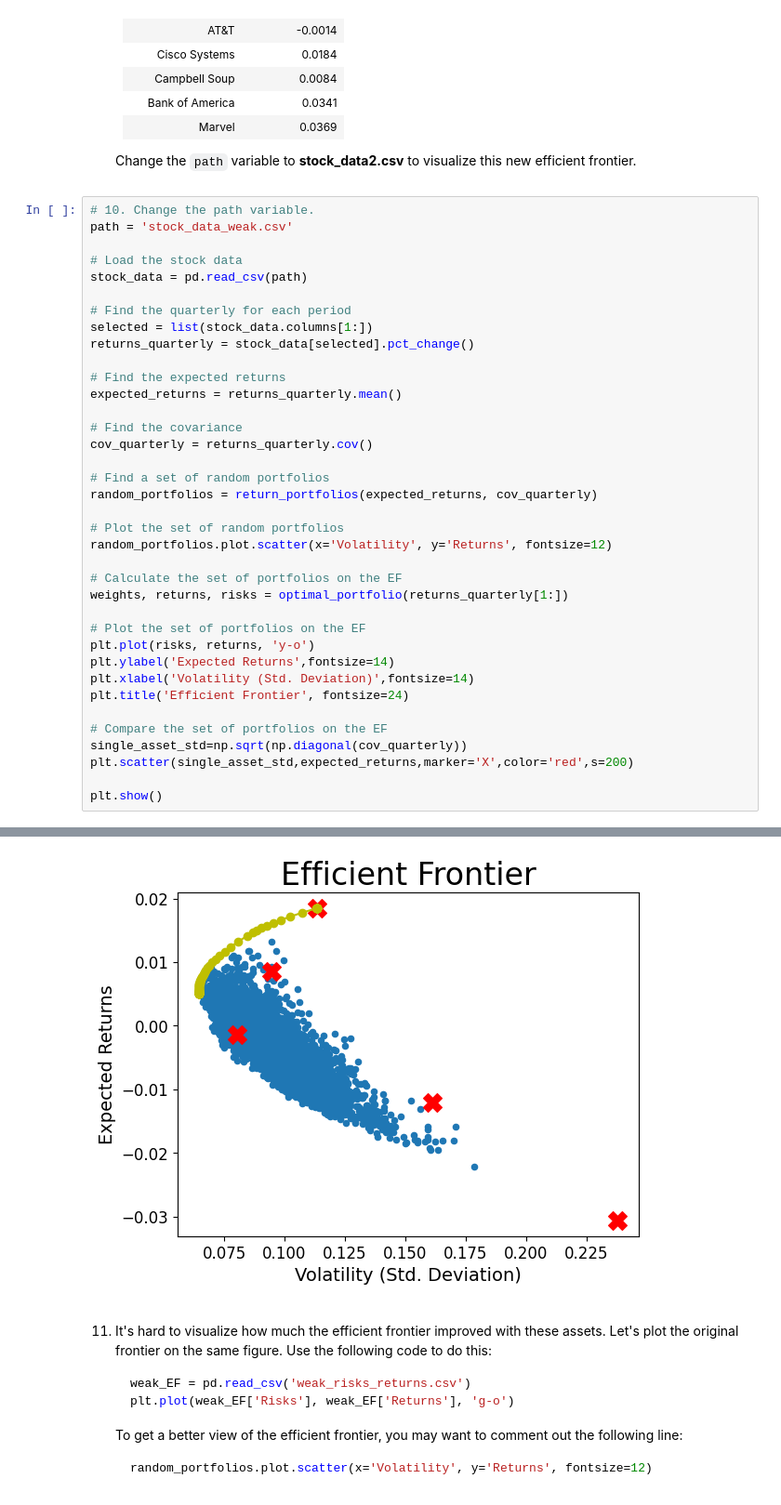
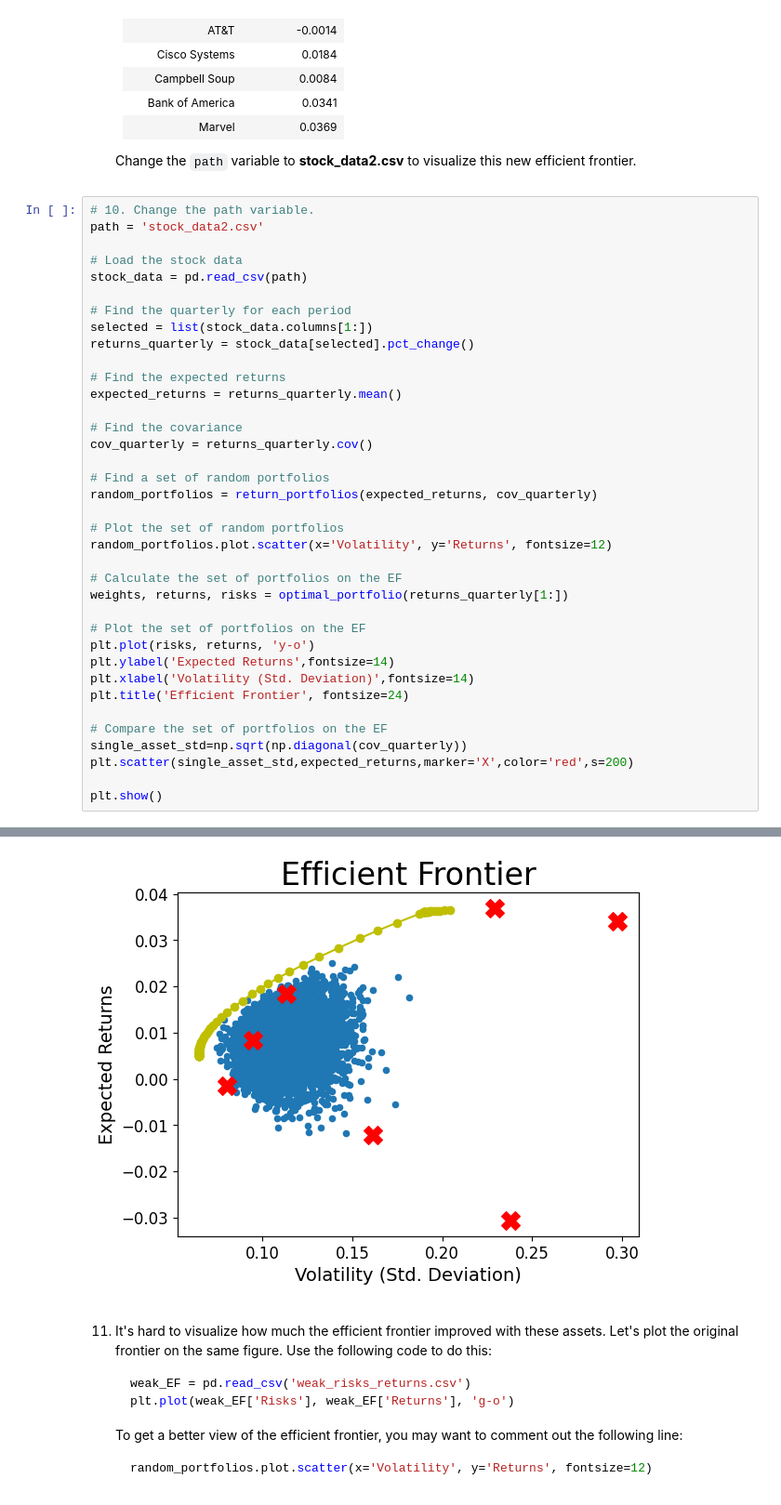
Before and after one commit to vhurdaneta/Mean-Variance-Optimization-Project-.-Analyze-Financial-Data-with-Python, a Jupyter notebook: Mean Variance Optimization.ipynb, the cells around one changed output, grey strips where cells are left out. Shown: that part at 93% size. Cells and saved outputs as stored; diff of their text form.

```diff
--- a/Mean Variance Optimization.ipynb
+++ b/Mean Variance Optimization.ipynb
@@ -309,7 +309,7 @@ Optimal solution found.
     Change the `path` variable to **stock_data2.csv** to visualize this new efficient frontier.
 # %%
 # 10. Change the path variable.
-path = 'stock_data_weak.csv'
+path = 'stock_data2.csv'
 
 # Load the stock data
 stock_data = pd.read_csv(path)
@@ -364,5 +364,5 @@ Optimal solution found.
 Optimal solution found.
-[figure, old version]
+[figure, new version]
 # %% [markdown]
 11. It's hard to visualize how much the efficient frontier improved with these assets. Let's plot the original frontier on the same figure. Use the following code to do this:
 
```
Also changed, not shown: parts of 9 cells of this notebook.
